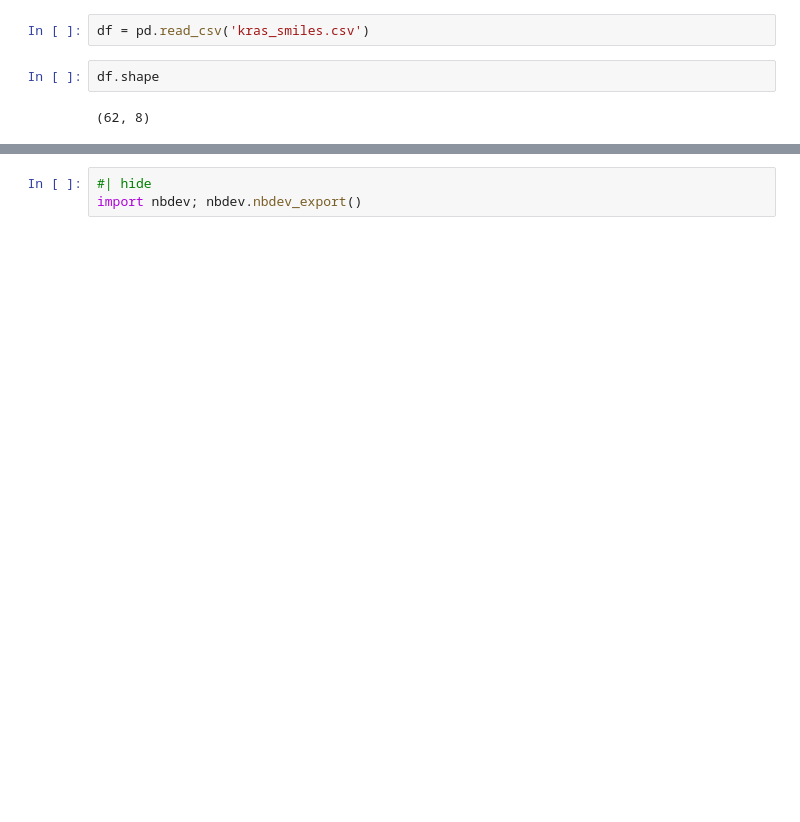
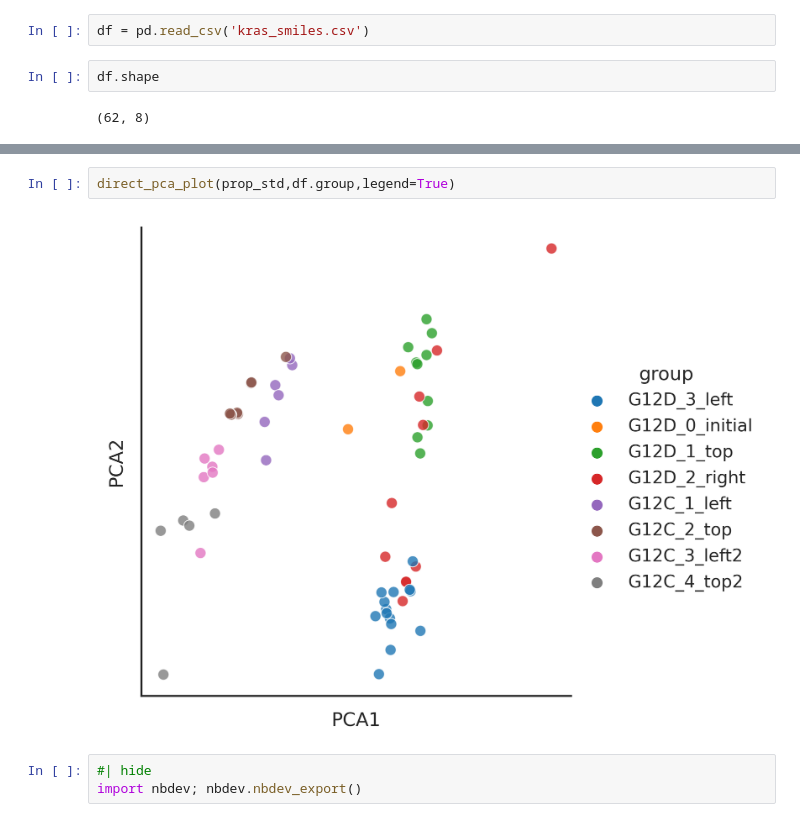
Before and after one commit to sky1ove/tools, a Jupyter notebook: nbs/01_plot.ipynb, the cells around one changed output, grey strips where cells are left out. Saved outputs shown, nothing was run; the diff lists cells and outputs as text; blank space fills up the shorter version.

```diff
--- a/nbs/01_plot.ipynb
+++ b/nbs/01_plot.ipynb
@@ -87,3 +63,7 @@ smi2morgan(df)
+# %%
+direct_pca_plot(prop_std,df.group,legend=True)
+# %% [output]
+[figure, added]
 # %%
 #| hide
 import nbdev; nbdev.nbdev_export()
```
Also changed, not shown: parts of 13 cells of this notebook, 5 other files.
